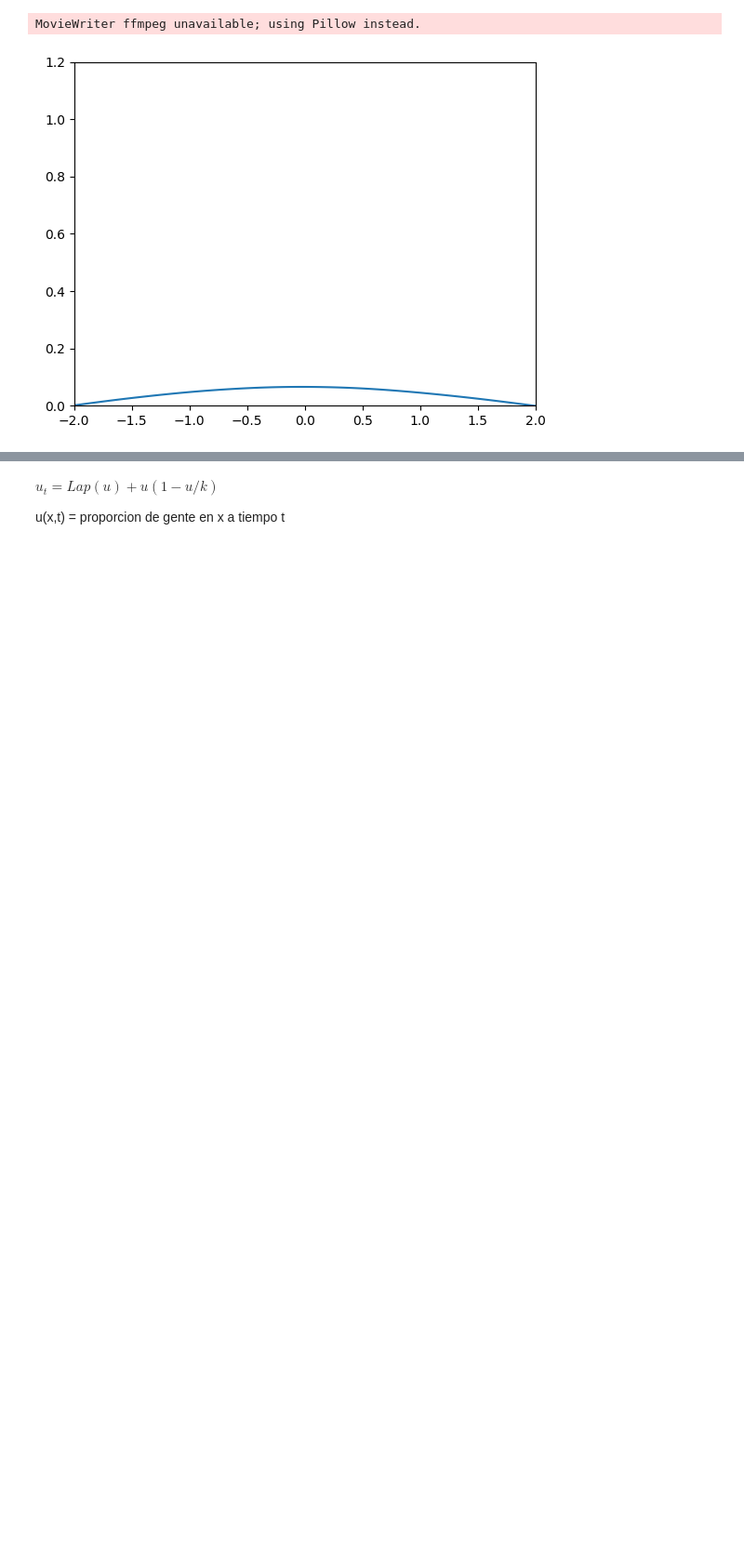
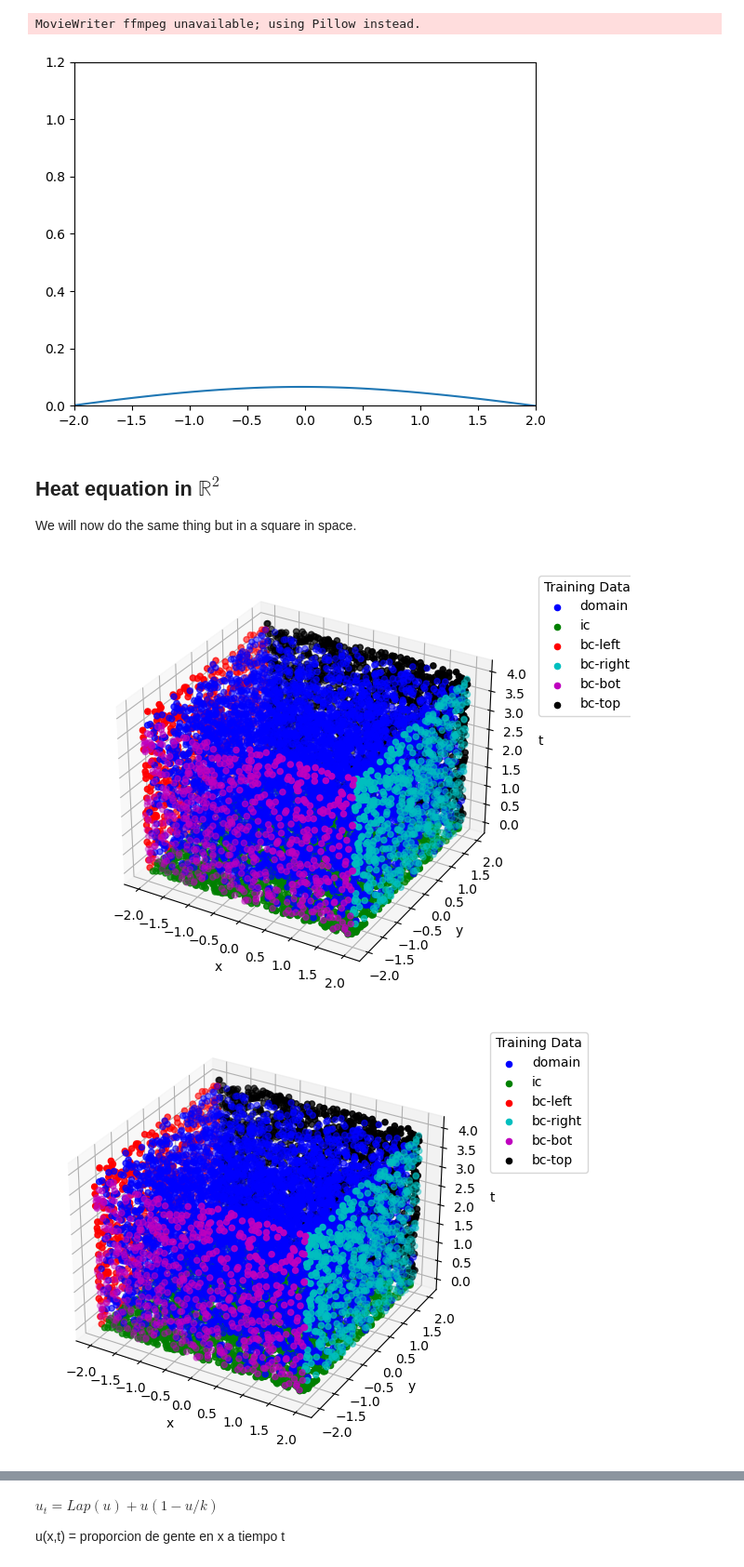
Before and after one commit to carlogf/Solving_pdes_with_piNNs, a Jupyter notebook: heat_equation.ipynb, the cells around one changed output, grey strips where cells are left out. Shown at 93% size. Cells and saved outputs as stored; diff of their text form; code cells hidden in the pictures; blank space fills up the shorter version.

```diff
--- a/heat_equation.ipynb
+++ b/heat_equation.ipynb
@@ -137,3 +137,20 @@ anim.save('linechart.gif')
 # %% [output]
 MovieWriter ffmpeg unavailable; using Pillow instead.
 [figure]
+# %% [markdown]
+## Heat equation in $\mathbb{R}^2$
+
+We will now do the same thing but in a square in space.
+# %%
+#Generating the data
+
+number_of_points = 10000
+
+dg = DataGeneratorXYT([-2.,2.], [-2.,2.],[0.,4.], num_sample=number_of_points,
+                     targets=['domain', 'ic', 'bc-left', 'bc-right', 'bc-bot', 'bc-top'])
+input_data, target_data = dg.get_data()
+
+dg.plot_data()
+# %% [output]
+[figure, added]
+[figure, added]
```
Also changed, not shown: parts of 4 cells of this notebook.
